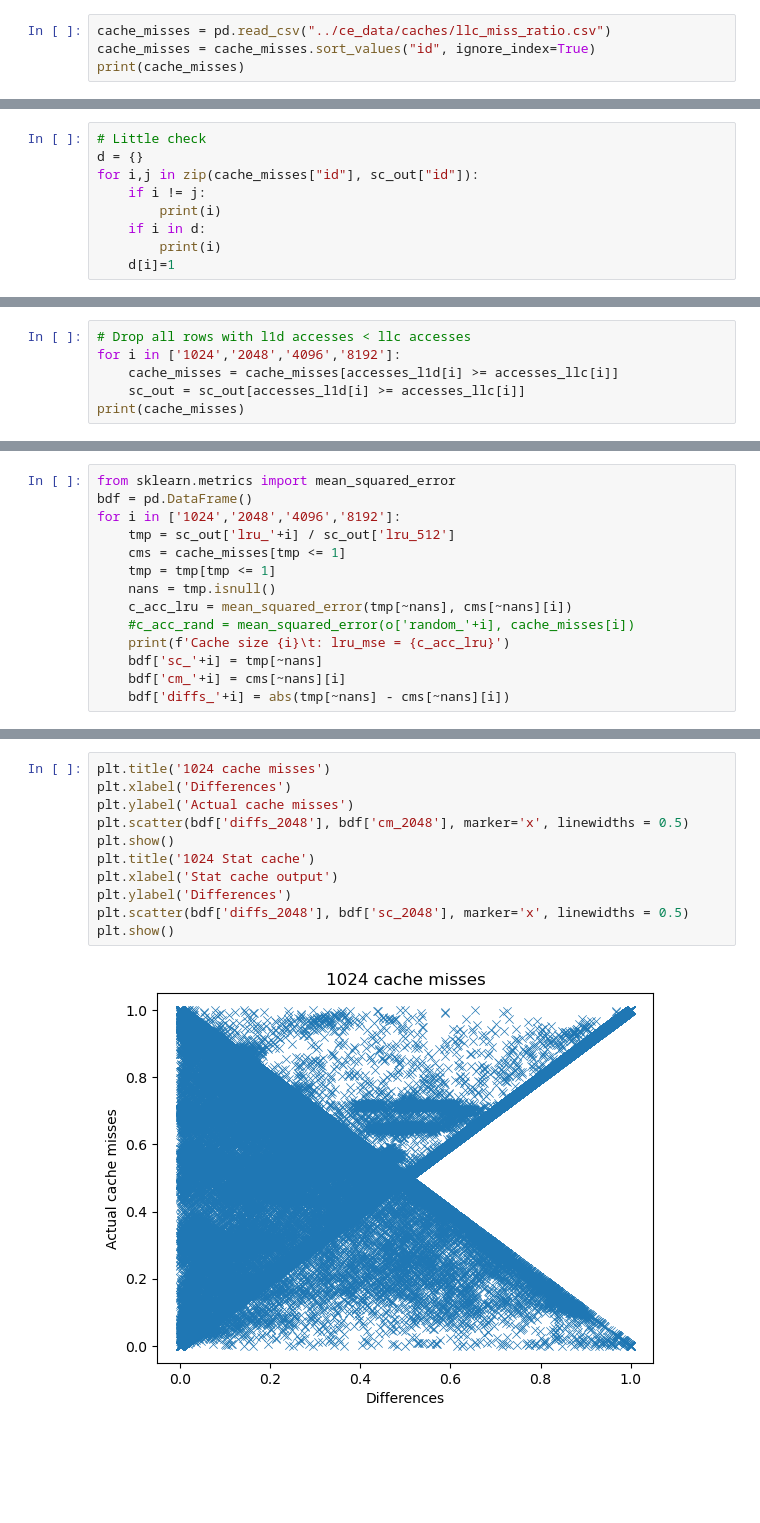
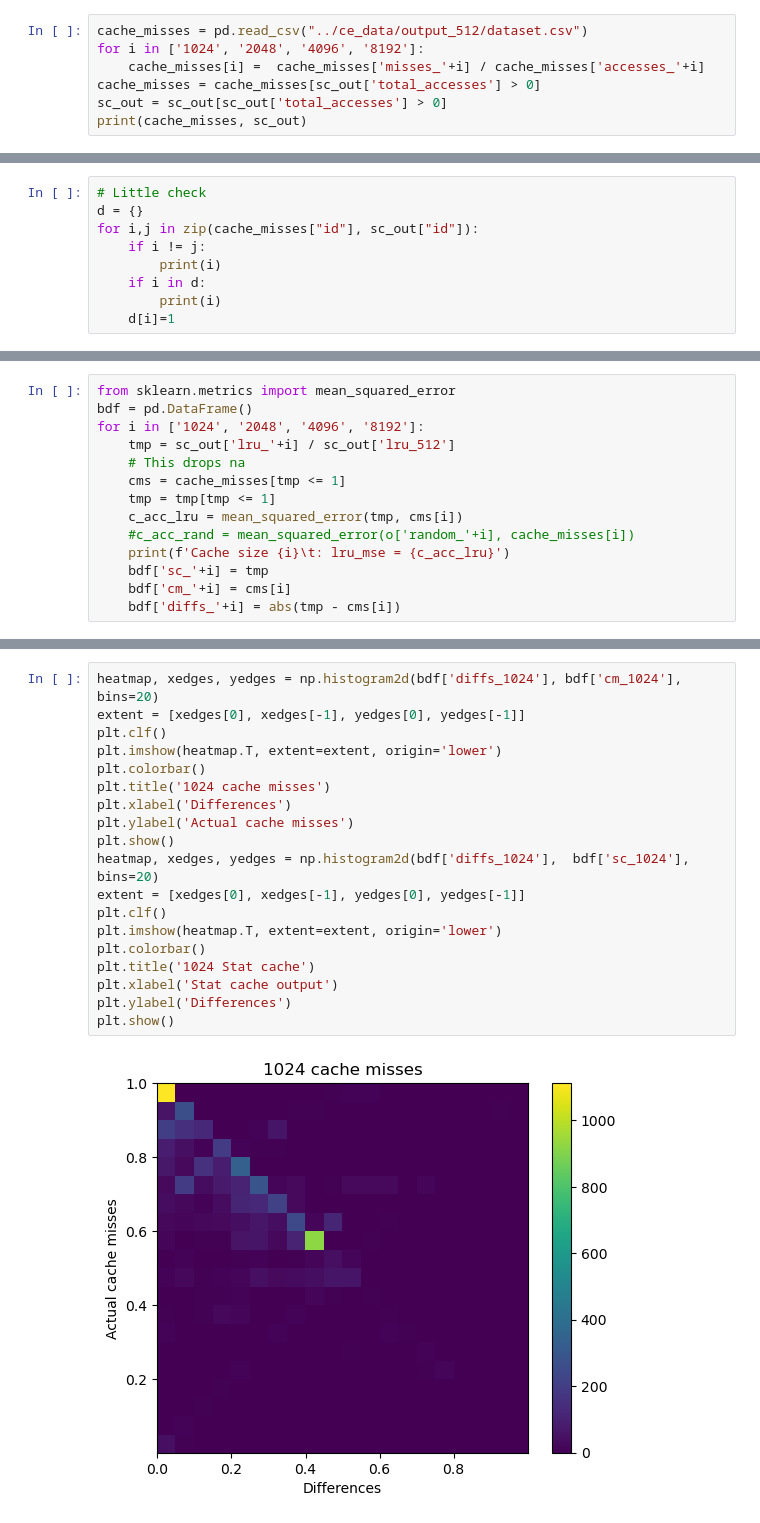
Before and after one commit to MarkRamosS/CacheEstimator, a Jupyter notebook: statCache.ipynb, the cells around one changed output, grey strips where cells are left out. Cells and saved outputs as stored; diff of their text form; blank space fills up the shorter version.

```diff
--- a/statCache.ipynb
+++ b/statCache.ipynb
@@ -39,5 +39,8 @@ print(sc_out)
 # %%
-cache_misses = pd.read_csv("../ce_data/caches/llc_miss_ratio.csv")
-cache_misses = cache_misses.sort_values("id", ignore_index=True)
-print(cache_misses)
+cache_misses = pd.read_csv("../ce_data/output_512/dataset.csv")
+for i in ['1024', '2048', '4096', '8192']:
+    cache_misses[i] =  cache_misses['misses_'+i] / cache_misses['accesses_'+i]
+cache_misses = cache_misses[sc_out['total_accesses'] > 0]
+sc_out = sc_out[sc_out['total_accesses'] > 0]
+print(cache_misses, sc_out)
 # %% [output]
@@ -91,6 +72,0 @@ print(accesses_llc)
-# %%
-# Drop all rows with l1d accesses < llc accesses
-for i in ['1024','2048','4096','8192']:
-    cache_misses = cache_misses[accesses_l1d[i] >= accesses_llc[i]]
-    sc_out = sc_out[accesses_l1d[i] >= accesses_llc[i]]
-print(cache_misses)
@@ -115,15 +73,15 @@ print(cache_misses)
 # %%
 from sklearn.metrics import mean_squared_error
 bdf = pd.DataFrame()
-for i in ['1024','2048','4096','8192']:
+for i in ['1024', '2048', '4096', '8192']:
     tmp = sc_out['lru_'+i] / sc_out['lru_512']
+    # This drops na
     cms = cache_misses[tmp <= 1]
     tmp = tmp[tmp <= 1]
-    nans = tmp.isnull()
-    c_acc_lru = mean_squared_error(tmp[~nans], cms[~nans][i])
+    c_acc_lru = mean_squared_error(tmp, cms[i])
     #c_acc_rand = mean_squared_error(o['random_'+i], cache_misses[i])
     print(f'Cache size {i}\t: lru_mse = {c_acc_lru}')
-    bdf['sc_'+i] = tmp[~nans]
-    bdf['cm_'+i] = cms[~nans][i]
-    bdf['diffs_'+i] = abs(tmp[~nans] - cms[~nans][i])
+    bdf['sc_'+i] = tmp
+    bdf['cm_'+i] = cms[i]
+    bdf['diffs_'+i] = abs(tmp - cms[i])
 # %% [output]
@@ -148,13 +103,21 @@ Cache size 8192 : lru_mse = 0.16969666157136662
 # %%
+heatmap, xedges, yedges = np.histogram2d(bdf['diffs_1024'], bdf['cm_1024'], bins=20)
+extent = [xedges[0], xedges[-1], yedges[0], yedges[-1]]
+plt.clf()
+plt.imshow(heatmap.T, extent=extent, origin='lower')
+plt.colorbar()
 plt.title('1024 cache misses')
 plt.xlabel('Differences')
 plt.ylabel('Actual cache misses')
-plt.scatter(bdf['diffs_2048'], bdf['cm_2048'], marker='x', linewidths = 0.5)
 plt.show()
+heatmap, xedges, yedges = np.histogram2d(bdf['diffs_1024'],  bdf['sc_1024'], bins=20)
+extent = [xedges[0], xedges[-1], yedges[0], yedges[-1]]
+plt.clf()
+plt.imshow(heatmap.T, extent=extent, origin='lower')
+plt.colorbar()
 plt.title('1024 Stat cache')
 plt.xlabel('Stat cache output')
 plt.ylabel('Differences')
-plt.scatter(bdf['diffs_2048'], bdf['sc_2048'], marker='x', linewidths = 0.5)
 plt.show()
 # %% [output]
-[figure, old version]
+[figure, new version]
```
Also changed, not shown: parts of 14 cells of this notebook, 1 other file.
